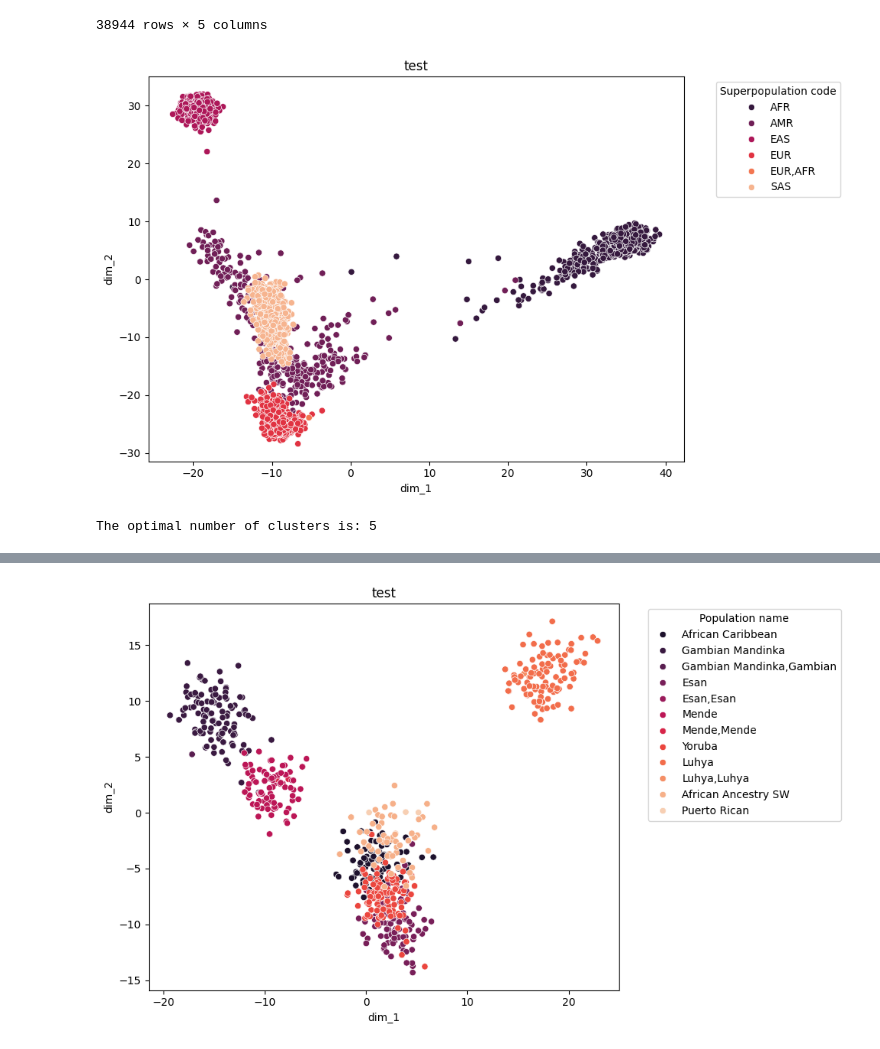
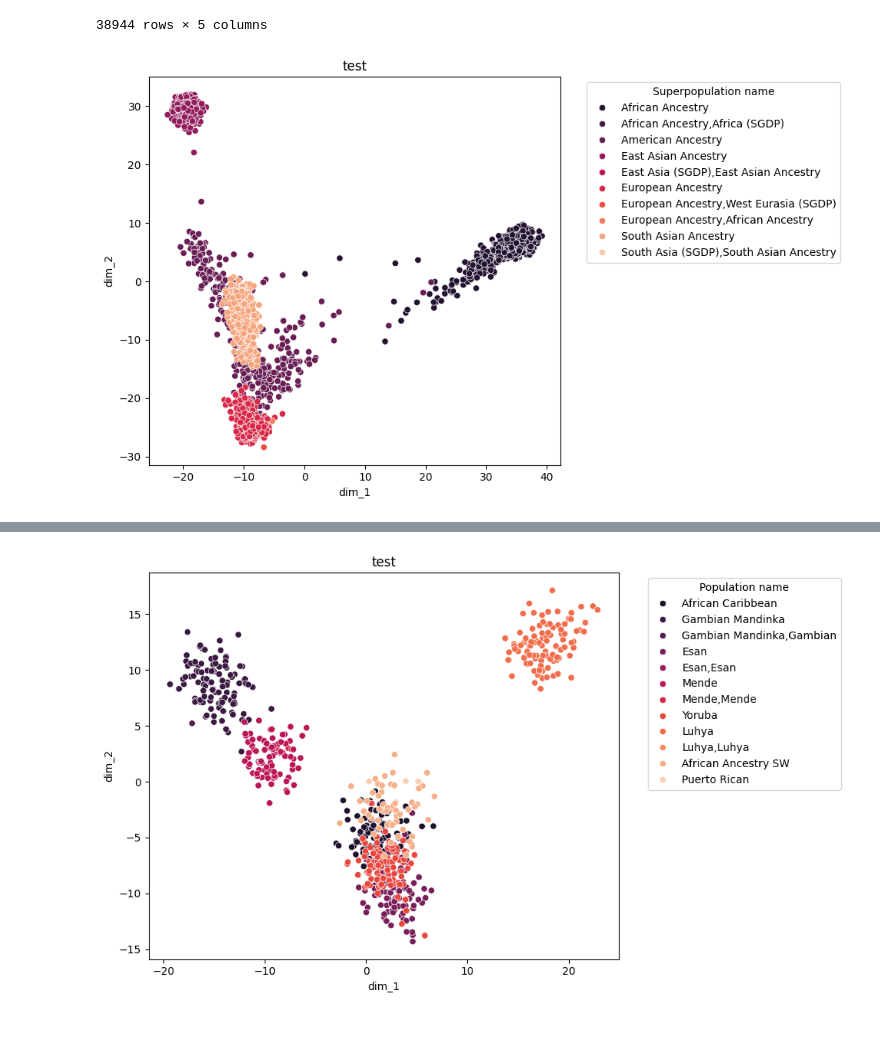
Before and after one commit to mat2m10/pca_projection, a Jupyter notebook: run_test.ipynb, the cells around one changed output, grey strips where cells are left out. Saved outputs shown, nothing was run; the diff lists cells and outputs as text; code cells hidden in the pictures.

```diff
--- a/run_test.ipynb
+++ b/run_test.ipynb
@@ -109,10 +117,6 @@ for dim in dims:
     PC_dim = pd.read_pickle(path_PC)
     merged_df[dim] = PC_dim['PC1']
 # %%
-make_population_plot(merged_df, 'dim_1', 'dim_2', 'Superpopulation code', 'test', palette = 'rocket')
+make_population_plot(merged_df, 'dim_1', 'dim_2', 'Superpopulation name', 'test', palette = 'rocket')
 # %% [output]
-[figure, old version]
+[figure, new version]
-# %%
-labels = silhouette_score_clusters(merged_df, ['dim_1', 'dim_2', 'dim_3'], plot=False)
-# %% [output]
-The optimal number of clusters is: 5
```
Also changed, not shown: parts of 14 cells of this notebook.
